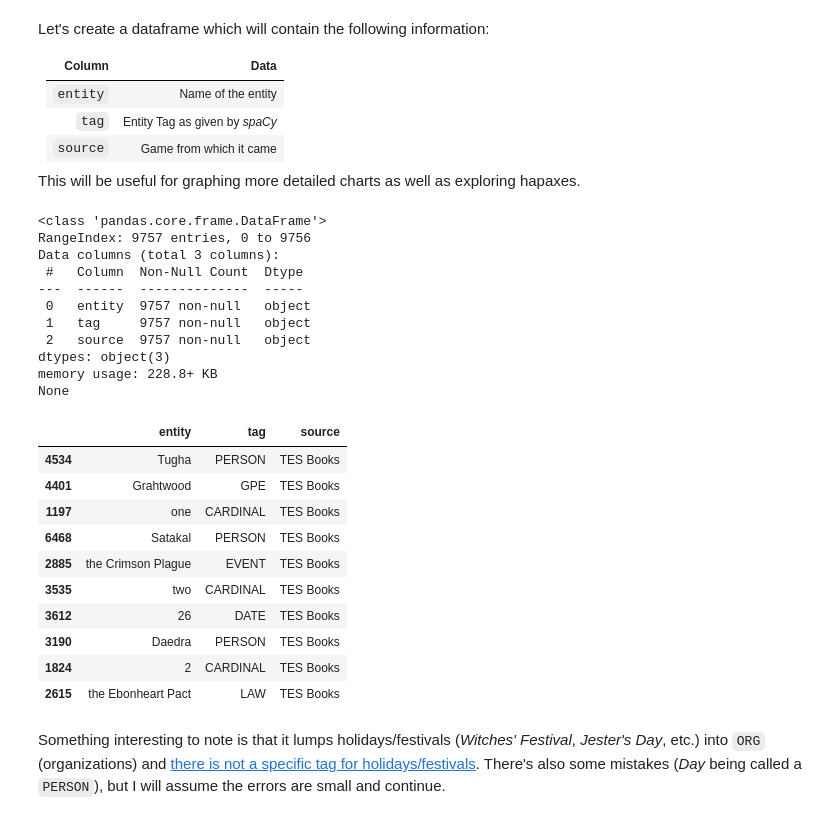
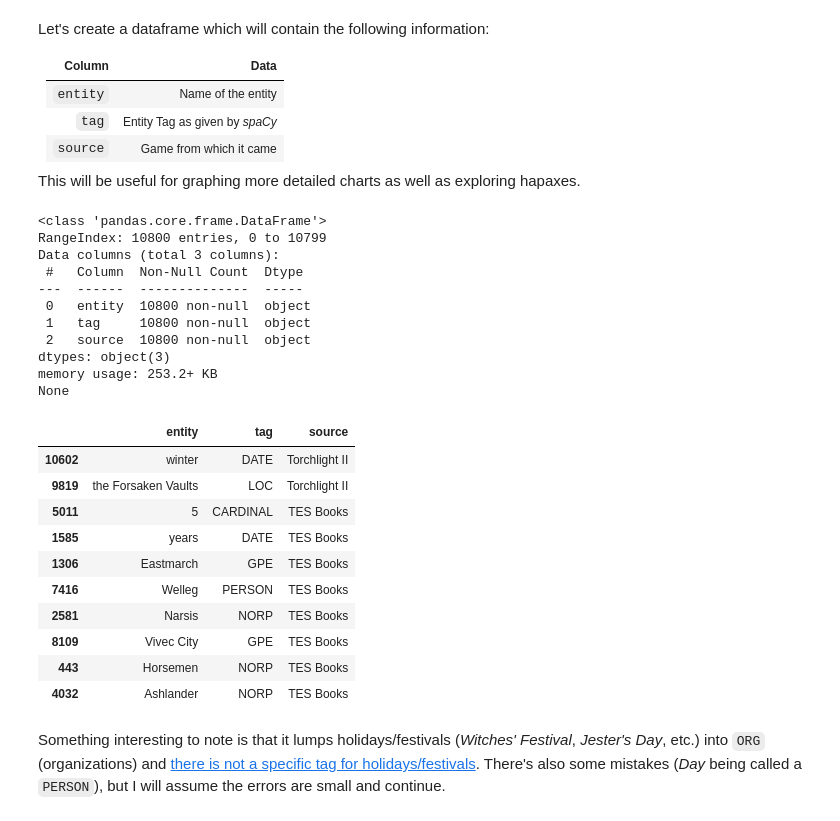
Before and after one commit to Data-Science-for-Linguists-2022/Pragmatics-In-Video-Games, a Jupyter notebook: notebooks/research.ipynb, the cells around one changed output. Cells and saved outputs as stored; diff of their text form; code cells hidden in the pictures.

```diff
--- a/notebooks/research.ipynb
+++ b/notebooks/research.ipynb
@@ -134,17 +134,30 @@ nlp = spacy.load("en_core_web_trf")
 # Create random sample .txts from elder_scrolls_df and kotor_df, 1000000 is the max amount of tokens
 # MADE FALSE TO PREVENT ACCIDENTAL FILE CREATION
 if False:
-    with open('../private/text_dumps/hollow_knight.txt', 'w') as src:
-        for text in hollow_knight_df['text']:
-            src.write(text)
+    # I FORMATTED EVERYTHING, I'M NOT REDOING IT
+    #with open('../private/text_dumps/hollow_knight.txt', 'w') as src:
+        #for text in hollow_knight_df['text']:
+            #src.write(text)
 
     with open('../private/text_dumps/torchlight.txt', 'w') as src:
         for text in torchlight_df['text']:
-            print(text)
+            src.write(text)
 
     with open('../private/text_dumps/elder_scrolls_samp.txt', 'w') as src:
-        for text in elder_scrolls_df['text'].sample(500):
+
+        # I have to curate the elder scrolls data to have sentences with less than 500 tokens
+        # Or else I will get indexing errors in the final model
+        def approve(text) -> bool:
+            for sent in nltk.sent_tokenize(text):
+                if len(nltk.word_tokenize(sent)) > 500:
+                    return False
+            return True
+
+        elder_scrolls_df['APPROVED'] = elder_scrolls_df['text'].map(approve)
+        for text in elder_scrolls_df[elder_scrolls_df['APPROVED'] == True].text.sample(500):
             src.write(text)
+
+        elder_scrolls_df.drop(columns=['APPROVED'])
 
     with open('../private/text_dumps/kotor_samp.txt', 'w') as src:
         for text in kotor_df['text'].sample(500):
@@ -542,30 +557,30 @@ for (doc, name) in zip(docs, names):
 # %%
 print(entities_df.info())
 display(entities_df.sample(10))
-if False: entities_df.to_pickle('../sample_data/entities.pkl') # Save a .pkl for others to use
+if True: entities_df.to_pickle('../sample_data/entities.pkl') # Save a .pkl for others to use
 # %% [output]
 <class 'pandas.core.frame.DataFrame'>
-RangeIndex: 9757 entries, 0 to 9756
+RangeIndex: 10800 entries, 0 to 10799
 Data columns (total 3 columns):
  #   Column  Non-Null Count  Dtype
 ---  ------  --------------  -----
- 0   entity  9757 non-null   object
- 1   tag     9757 non-null   object
- 2   source  9757 non-null   object
+ 0   entity  10800 non-null  object
+ 1   tag     10800 non-null  object
+ 2   source  10800 non-null  object
 dtypes: object(3)
-memory usage: 228.8+ KB
+memory usage: 253.2+ KB
 None
 |  | entity | tag | source |
-| 4534 | Tugha | PERSON | TES Books |
-| 4401 | Grahtwood | GPE | TES Books |
-| 1197 | one | CARDINAL | TES Books |
-| 6468 | Satakal | PERSON | TES Books |
-| 2885 | the Crimson Plague | EVENT | TES Books |
-| 3535 | two | CARDINAL | TES Books |
-| 3612 | 26 | DATE | TES Books |
-| 3190 | Daedra | PERSON | TES Books |
-| 1824 | 2 | CARDINAL | TES Books |
-| 2615 | the Ebonheart Pact | LAW | TES Books |
+| 10602 | winter | DATE | Torchlight II |
+| 9819 | the Forsaken Vaults | LOC | Torchlight II |
+| 5011 | 5 | CARDINAL | TES Books |
+| 1585 | years | DATE | TES Books |
+| 1306 | Eastmarch | GPE | TES Books |
+| 7416 | Welleg | PERSON | TES Books |
+| 2581 | Narsis | NORP | TES Books |
+| 8109 | Vivec City | GPE | TES Books |
+| 443 | Horsemen | NORP | TES Books |
+| 4032 | Ashlander | NORP | TES Books |
 # %% [markdown]
 Something interesting to note is that it lumps holidays/festivals (_Witches' Festival_, _Jester's Day_, etc.) into `ORG` (organizations) and [there is not a specific tag for holidays/festivals](https://spacy.io/api/annotation). There's also some mistakes (_Day_ being called a `PERSON`), but I will assume the errors are small and continue.
 # %%
```
Also changed, not shown: parts of 8 cells of this notebook.
